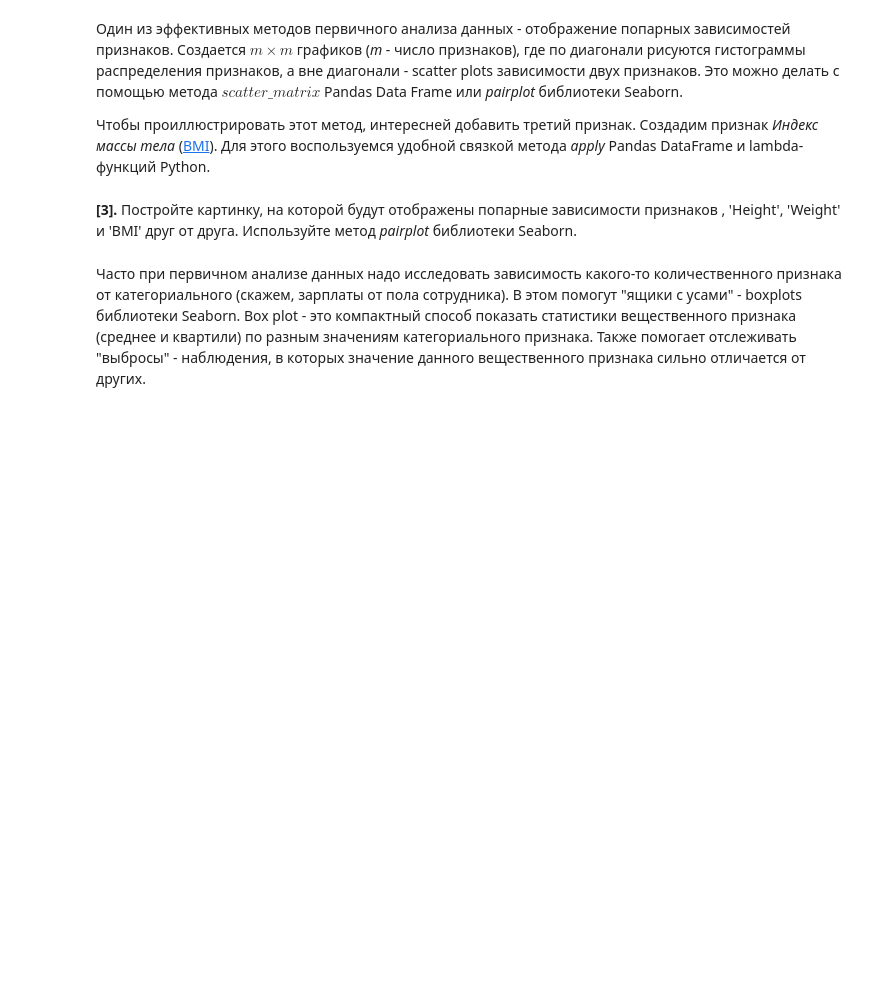
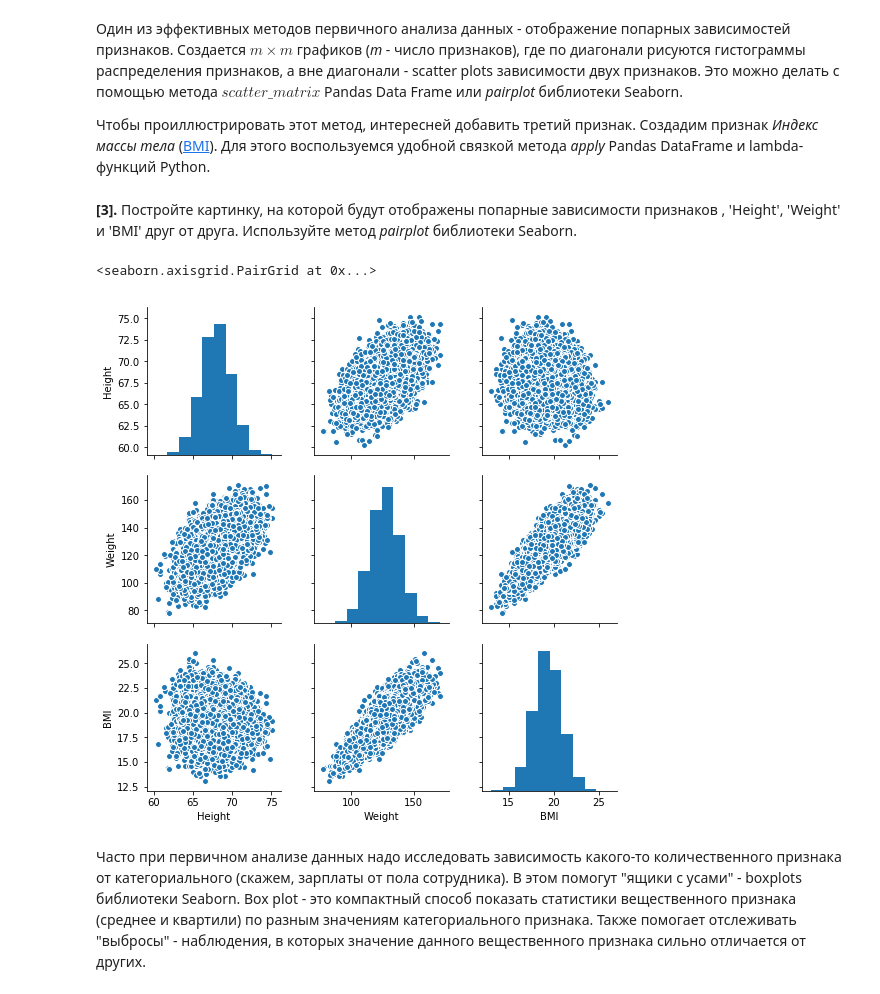
Before and after one commit to sevaspb/mipt_ya_ml_spec, a Jupyter notebook: supervised-learning/week-1/peer_review_linreg_height_weight.ipynb, the cells around one changed output. Cells and saved outputs as stored; diff of their text form; code cells hidden in the pictures; blank space fills up the shorter version.

Commit message:
Added pairplot rel

```diff
--- a/supervised-learning/week-1/peer_review_linreg_height_weight.ipynb
+++ b/supervised-learning/week-1/peer_review_linreg_height_weight.ipynb
@@ -71,3 +81,8 @@ data['BMI'] = data.apply(lambda row: make_bmi(row['Height'],
+# %%
+sns.pairplot(data)
+# %% [output]
+<seaborn.axisgrid.PairGrid at 0x...>
+[figure, added]
 # %% [markdown]
 Часто при первичном анализе данных надо исследовать зависимость какого-то количественного признака от категориального (скажем, зарплаты от пола сотрудника). В этом помогут "ящики с усами" - boxplots библиотеки Seaborn. Box plot - это компактный способ показать статистики вещественного признака (среднее и квартили) по разным значениям категориального признака. Также помогает отслеживать "выбросы" - наблюдения, в которых значение данного вещественного признака сильно отличается от других.
 # %% [markdown]
```
Also changed, not shown: parts of 6 cells of this notebook, 1 other file.
